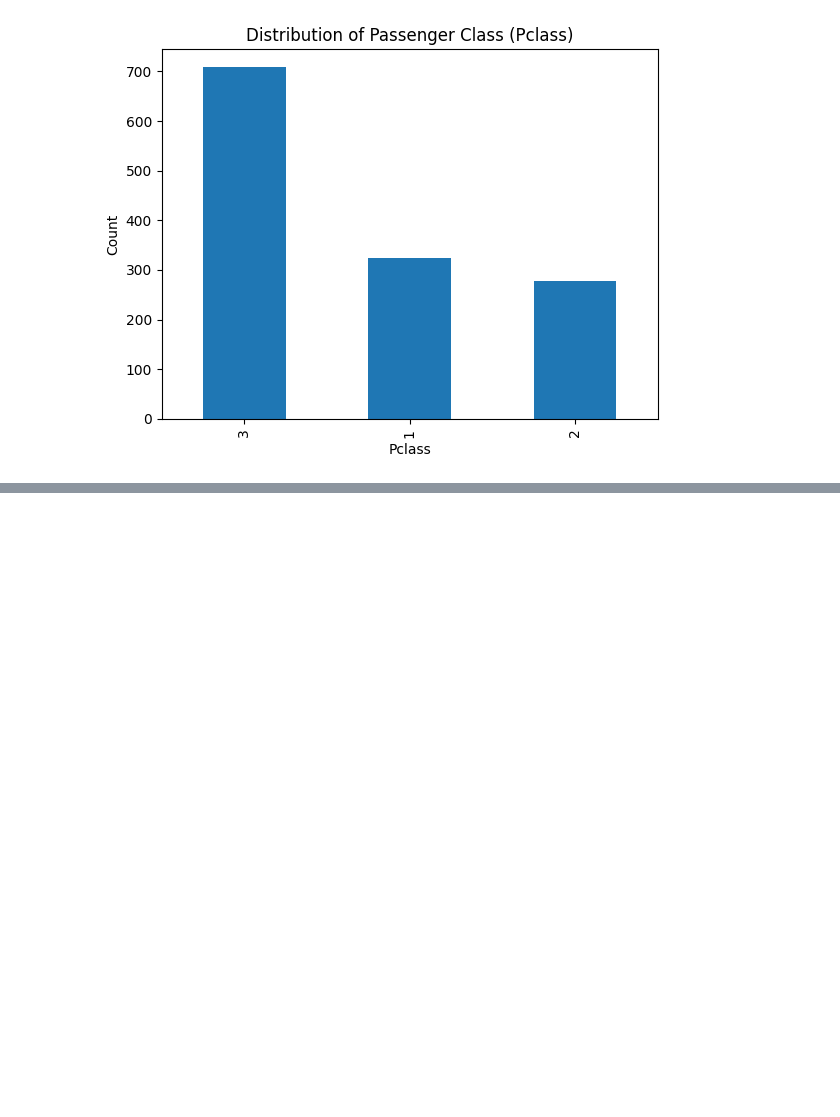
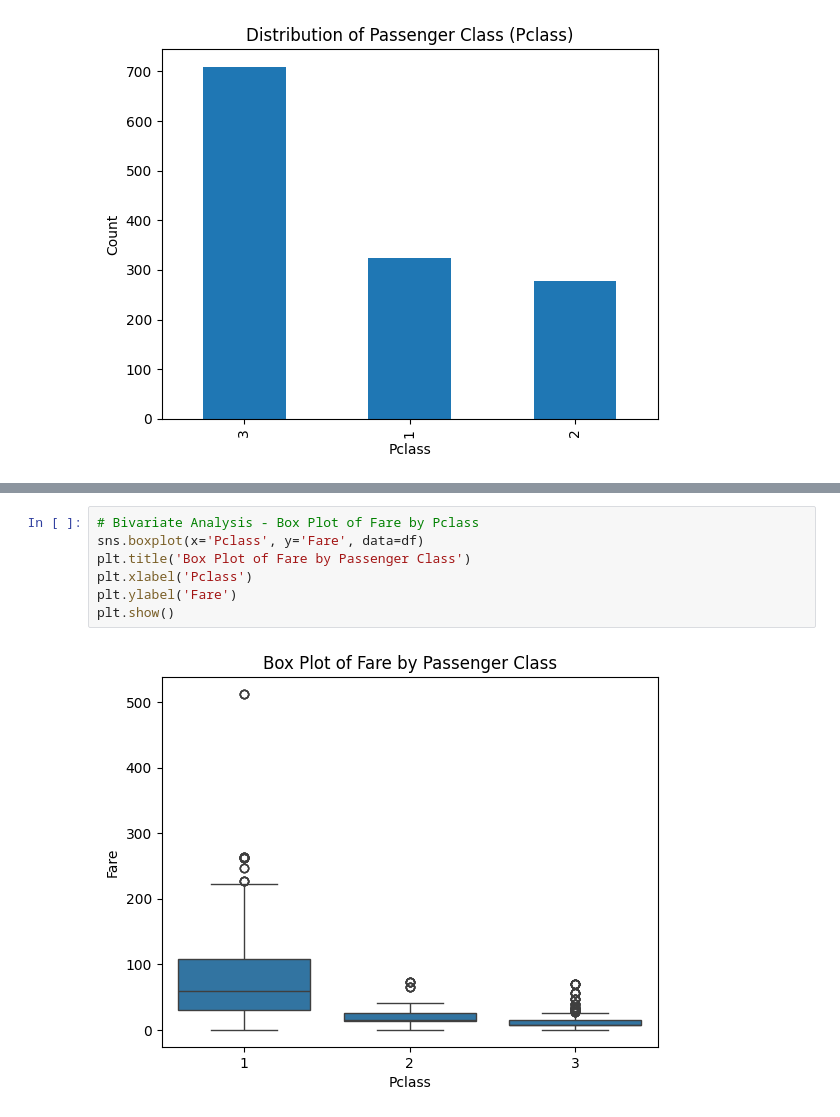
Before and after one commit to MaDhuManodya/Kaggle-Data-Analysis, a Jupyter notebook: Titanic_Survival_Analysis.ipynb, the cells around one changed output, grey strips where cells are left out. Cells and saved outputs as stored; diff of their text form; blank space fills up the shorter version.

```diff
--- a/Titanic_Survival_Analysis.ipynb
+++ b/Titanic_Survival_Analysis.ipynb
@@ -70,0 +156,9 @@ plt.show()
+# %%
+# Bivariate Analysis - Box Plot of Fare by Pclass
+sns.boxplot(x='Pclass', y='Fare', data=df)
+plt.title('Box Plot of Fare by Passenger Class')
+plt.xlabel('Pclass')
+plt.ylabel('Fare')
+plt.show()
+# %% [output]
+[figure, added]
```
Also changed, not shown: parts of 7 cells of this notebook.
